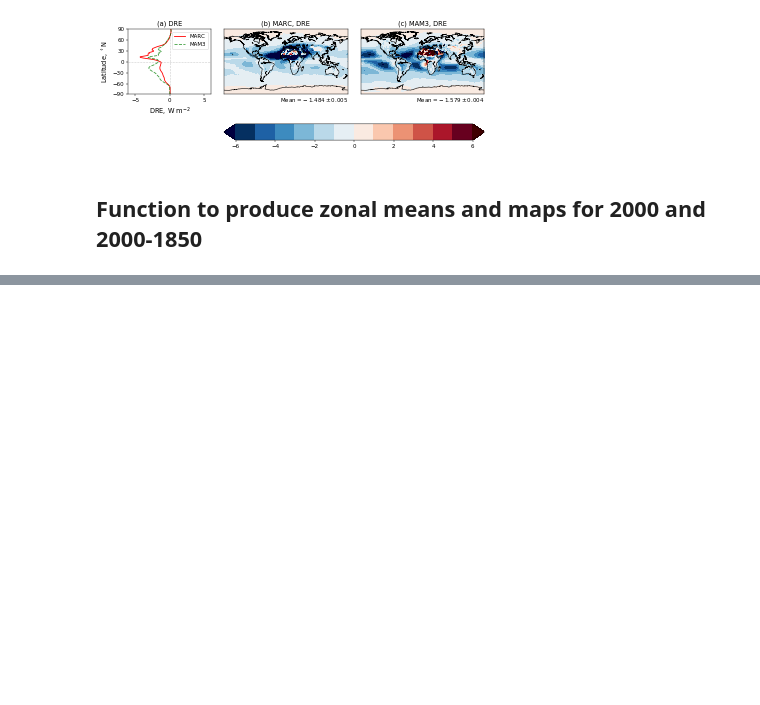
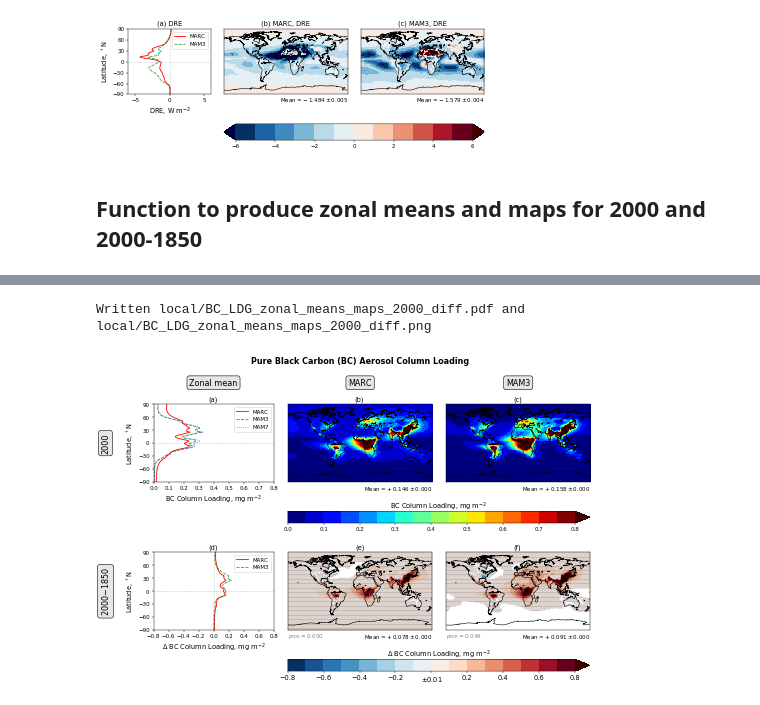
Before and after one commit to grandey/p17c-marc-comparison, a Jupyter notebook: analysis_prelim/analysis_prelim_p17c.ipynb, the cells around one changed output, grey strips where cells are left out. Cells and saved outputs as stored; diff of their text form; code cells hidden in the pictures; blank space fills up the shorter version.

```diff
--- a/analysis_prelim/analysis_prelim_p17c.ipynb
+++ b/analysis_prelim/analysis_prelim_p17c.ipynb
@@ -1006,0 +1047,11 @@ Written local/temp.pdf and local/temp.png
+# %%
+# Pure black carbon (BC) column loading
+fig = zonal_means_maps_2000_diff(model_var_dict={'marc': 'BC_LDG', 'mam3': 'BURDENBC'},
+                                 main_title='Pure Black Carbon (BC) Aerosol Column Loading',
+                                 xlabel='BC Column Loading, mg m$^{-2}$', sf=1e6,
+                                 xlim_2000=[0, 0.8], whiteout_2000=None, cmap_2000='jet', nlev_2000=16,
+                                 xlim_diff=[-0.8, 0.8], whiteout_diff='0.01', cmap_diff='RdBu_r', nlev_diff=16,
+                                 file_prefix='BC_LDG_zonal_means_maps_2000_diff')
+# %% [output]
+Written local/BC_LDG_zonal_means_maps_2000_diff.pdf and local/BC_LDG_zonal_means_maps_2000_diff.png
+[figure, added]
```
Also changed, not shown: parts of 8 cells of this notebook.
